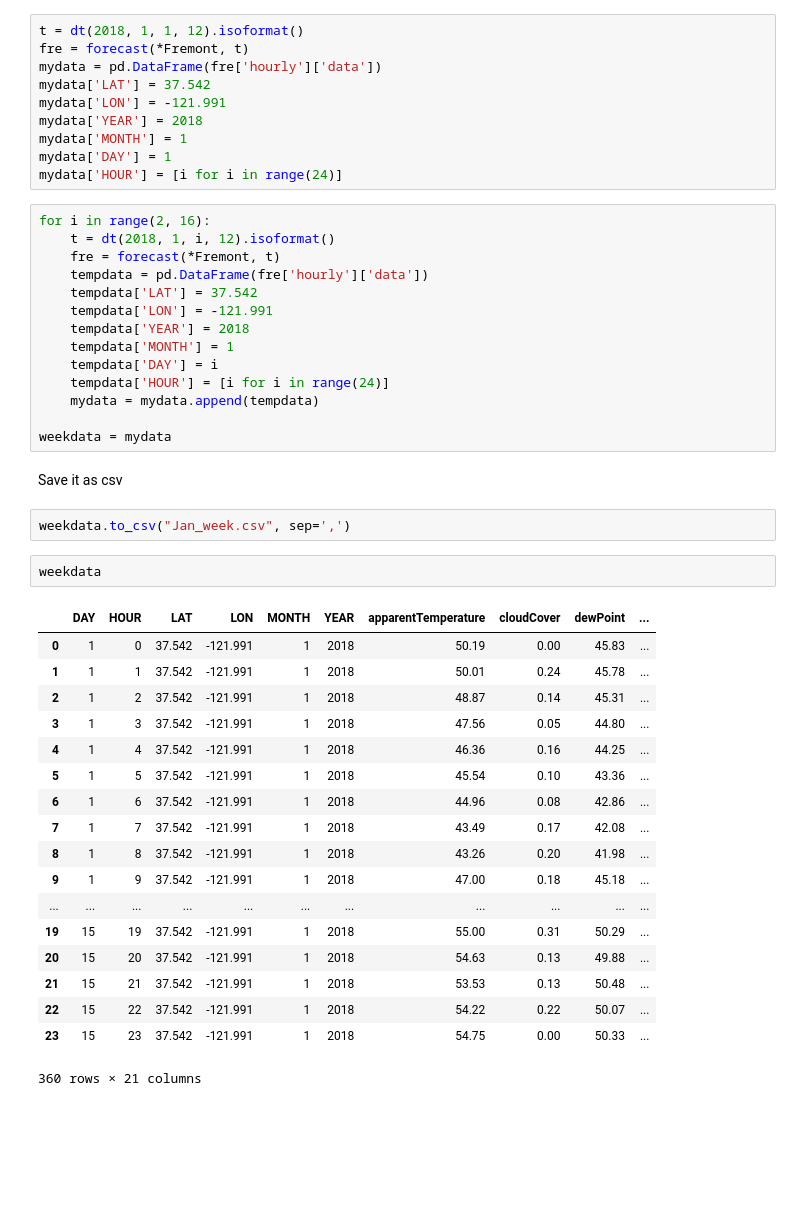
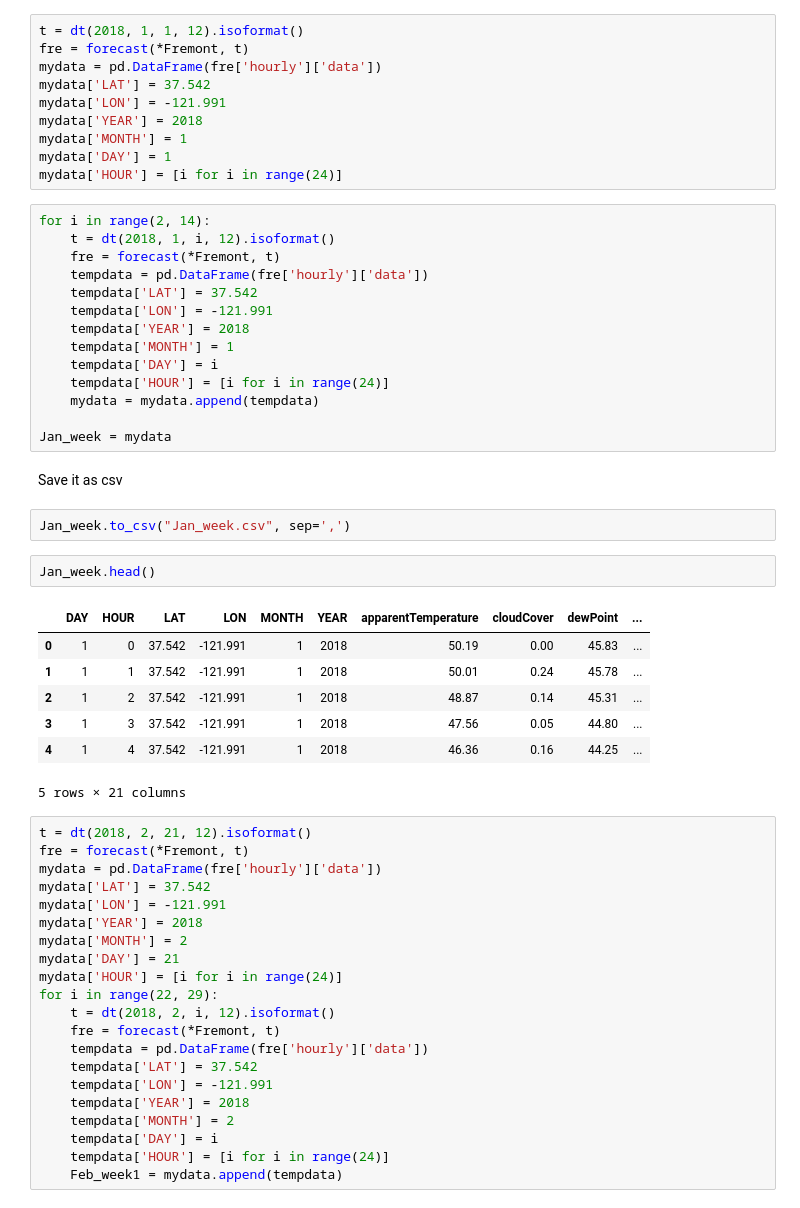
Before and after one commit to laic5/traffic, a Jupyter notebook: darksky_data_rain.ipynb, the cells around one changed output. Saved outputs shown, nothing was run; the diff lists cells and outputs as text; blank space fills up the shorter version.

```diff
--- a/darksky_data_rain.ipynb
+++ b/darksky_data_rain.ipynb
@@ -66,7 +21,7 @@ mydata['MONTH'] = 1
 mydata['DAY'] = 1
 mydata['HOUR'] = [i for i in range(24)]
 # %%
-for i in range(2, 16):
+for i in range(2, 14):
     t = dt(2018, 1, i, 12).isoformat()
     fre = forecast(*Fremont, t)
     tempdata = pd.DataFrame(fre['hourly']['data'])
@@ -78,29 +33,39 @@ for i in range(2, 16):
     tempdata['HOUR'] = [i for i in range(24)]
     mydata = mydata.append(tempdata)
 
-weekdata = mydata
+Jan_week = mydata
 # %% [markdown]
 Save it as csv
 # %%
-weekdata.to_csv("Jan_week.csv", sep=',')
+Jan_week.to_csv("Jan_week.csv", sep=',')
-# %%
-weekdata
-# %% [output]
-|  | DAY | HOUR | LAT | LON | MONTH | YEAR | apparentTemperature | cloudCover | dewPoint | ... |
-| 0 | 1 | 0 | 37.542 | -121.991 | 1 | 2018 | 50.19 | 0.00 | 45.83 | ... |
-| 1 | 1 | 1 | 37.542 | -121.991 | 1 | 2018 | 50.01 | 0.24 | 45.78 | ... |
-| 2 | 1 | 2 | 37.542 | -121.991 | 1 | 2018 | 48.87 | 0.14 | 45.31 | ... |
-| 3 | 1 | 3 | 37.542 | -121.991 | 1 | 2018 | 47.56 | 0.05 | 44.80 | ... |
-| 4 | 1 | 4 | 37.542 | -121.991 | 1 | 2018 | 46.36 | 0.16 | 44.25 | ... |
-| 5 | 1 | 5 | 37.542 | -121.991 | 1 | 2018 | 45.54 | 0.10 | 43.36 | ... |
-| 6 | 1 | 6 | 37.542 | -121.991 | 1 | 2018 | 44.96 | 0.08 | 42.86 | ... |
-| 7 | 1 | 7 | 37.542 | -121.991 | 1 | 2018 | 43.49 | 0.17 | 42.08 | ... |
-| 8 | 1 | 8 | 37.542 | -121.991 | 1 | 2018 | 43.26 | 0.20 | 41.98 | ... |
-| 9 | 1 | 9 | 37.542 | -121.991 | 1 | 2018 | 47.00 | 0.18 | 45.18 | ... |
-| ... | ... | ... | ... | ... | ... | ... | ... | ... | ... | ... |
-| 19 | 15 | 19 | 37.542 | -121.991 | 1 | 2018 | 55.00 | 0.31 | 50.29 | ... |
-| 20 | 15 | 20 | 37.542 | -121.991 | 1 | 2018 | 54.63 | 0.13 | 49.88 | ... |
-| 21 | 15 | 21 | 37.542 | -121.991 | 1 | 2018 | 53.53 | 0.13 | 50.48 | ... |
-| 22 | 15 | 22 | 37.542 | -121.991 | 1 | 2018 | 54.22 | 0.22 | 50.07 | ... |
-| 23 | 15 | 23 | 37.542 | -121.991 | 1 | 2018 | 54.75 | 0.00 | 50.33 | ... |
-360 rows × 21 columns
+# %%
+Jan_week.head()
+# %% [output]
+|  | DAY | HOUR | LAT | LON | MONTH | YEAR | apparentTemperature | cloudCover | dewPoint | ... |
+| 0 | 1 | 0 | 37.542 | -121.991 | 1 | 2018 | 50.19 | 0.00 | 45.83 | ... |
+| 1 | 1 | 1 | 37.542 | -121.991 | 1 | 2018 | 50.01 | 0.24 | 45.78 | ... |
+| 2 | 1 | 2 | 37.542 | -121.991 | 1 | 2018 | 48.87 | 0.14 | 45.31 | ... |
+| 3 | 1 | 3 | 37.542 | -121.991 | 1 | 2018 | 47.56 | 0.05 | 44.80 | ... |
+| 4 | 1 | 4 | 37.542 | -121.991 | 1 | 2018 | 46.36 | 0.16 | 44.25 | ... |
+5 rows × 21 columns
+# %%
+t = dt(2018, 2, 21, 12).isoformat()
+fre = forecast(*Fremont, t)
+mydata = pd.DataFrame(fre['hourly']['data'])
+mydata['LAT'] = 37.542
+mydata['LON'] = -121.991
+mydata['YEAR'] = 2018
+mydata['MONTH'] = 2
+mydata['DAY'] = 21
+mydata['HOUR'] = [i for i in range(24)]
+for i in range(22, 29):
+    t = dt(2018, 2, i, 12).isoformat()
+    fre = forecast(*Fremont, t)
+    tempdata = pd.DataFrame(fre['hourly']['data'])
+    tempdata['LAT'] = 37.542
+    tempdata['LON'] = -121.991
+    tempdata['YEAR'] = 2018
+    tempdata['MONTH'] = 2
+    tempdata['DAY'] = i
+    tempdata['HOUR'] = [i for i in range(24)]
+    Feb_week1 = mydata.append(tempdata)
```
Also changed, not shown: parts of 8 cells of this notebook, 5 other files.
